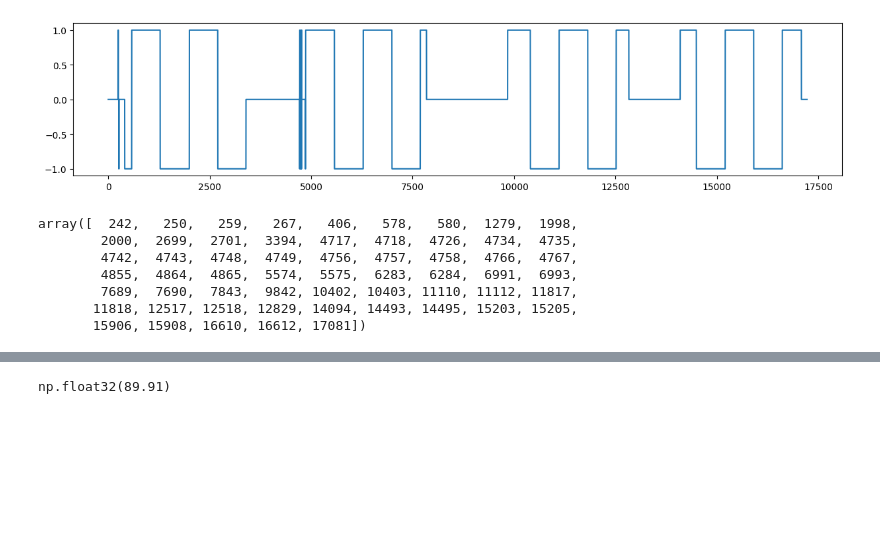
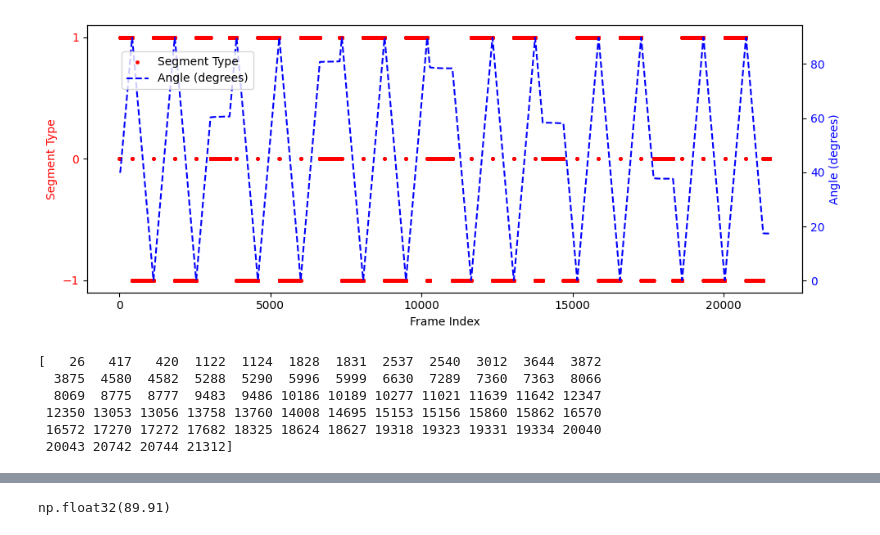
Before and after one commit to research-centre-rez/zavity, a Jupyter notebook: notebooks/05-trojan-v1.ipynb, the cells around one changed output, grey strips where cells are left out. Cells and saved outputs as stored; diff of their text form; code cells hidden in the pictures; blank space fills up the shorter version.

```diff
--- a/notebooks/05-trojan-v1.ipynb
+++ b/notebooks/05-trojan-v1.ipynb
@@ -162,2 +174,18 @@ plt.show()
 # %%
-frame_angles_smoothed_smoothed = savgol_filter(frame_angles_smoothed, window_length=8, polyorder=1)  # Adjust window_length and polyorder based on your data
+frame_angles_smoothed = savgol_filter(frame_angles_smoothed, window_length=8, polyorder=1)  # Adjust window_length and polyorder based on your data
+derivative = np.diff(frame_angles_smoothed)
+threshold = frame_rate*0.04 # Adjust this threshold based on your data
+
+segment_type = np.zeros_like(derivative)  # Array to store classification: -1 for decreasing, 0 for constant, 1 for increasing
+
+segment_type[derivative > threshold] = 1  # Increasing
+segment_type[derivative < -threshold] = -1  # Decreasing
+# Constant parts are already set to 0
+
+# derivative_savgol = np.diff(frame_angles_smoothed_savgol)
+# threshold = frame_rate*0.04 # Adjust this threshold based on your data
+#
+# segment_type_savgol = np.zeros_like(derivative_savgol)  # Array to store classification: -1 for decreasing, 0 for constant, 1 for increasing
+#
+# segment_type_savgol[derivative_savgol > threshold] = 1  # Increasing
+# segment_type_savgol[derivative_savgol < -threshold] = -1  # Decreasing
@@ -185,14 +216,29 @@ segment_type[derivative < -threshold] = -1  # Decreasing
 # %%
-plt.figure(figsize=(15,3))
-plt.plot(segment_type)
-# plt.axvline(98, color="red")
-# plt.axvline(487, color="red")
-# plt.axvline(1198, color="red")
-# plt.axvline(1895, color="red")
-# plt.axvline(2603, color="red")
-# plt.axvline(3095, color="red")
+fig, ax1 = plt.subplots(figsize=(10, 4))
+
+# Left Y-axis: Segment Type
+ax1.scatter(np.arange(0, total_frames, frame_rate)[:-1], segment_type,
+            label="Segment Type", color="red", s=6)
+ax1.set_xlabel("Frame Index")
+ax1.set_ylabel("Segment Type", color="red")
+ax1.set_yticks([-1, 0, 1])  # Restrict Y-ticks to -1, 0, and 1
+ax1.tick_params(axis='y', labelcolor="red")
+
+# Right Y-axis: Angle (degrees)
+ax2 = ax1.twinx()  # Create a twin axis sharing the same x-axis
+ax2.plot(np.arange(0, total_frames, frame_rate), frame_angles_smoothed,
+         label="Angle (degrees)", color="blue", linestyle="--")
+ax2.set_ylabel("Angle (degrees)", color="blue")
+ax2.tick_params(axis='y', labelcolor="blue")
+
+# plt.axvline(29, color="orange", linestyle="--", alpha=0.7, label="Refined Breakpoint")
+# plt.axvline(27, color="green", linestyle="--", alpha=0.7, label="Original Breakpoint")
+
+# General plot layout
+fig.tight_layout()
+fig.legend(loc="upper left", bbox_to_anchor=(0.1, 0.9))
 plt.show()
 # %% [output]
-[figure, old version]
+[figure, new version]
 # %%
 breakpoints = np.where(np.diff(segment_type) != 0)[0] + 1  # +1 because np.diff shifts indices by 1
@@ -199,10 +246,9 @@ breakpoints = np.where(np.diff(segment_type) != 0)[0] + 1  # +1 because np.diff
 # %%
-breakpoints
+print(breakpoints)
 # %% [output]
-array([  242,   250,   259,   267,   406,   578,   580,  1279,  1998,
-        2000,  2699,  2701,  3394,  4717,  4718,  4726,  4734,  4735,
-        4742,  4743,  4748,  4749,  4756,  4757,  4758,  4766,  4767,
-        4855,  4864,  4865,  5574,  5575,  6283,  6284,  6991,  6993,
-        7689,  7690,  7843,  9842, 10402, 10403, 11110, 11112, 11817,
-       11818, 12517, 12518, 12829, 14094, 14493, 14495, 15203, 15205,
-       15906, 15908, 16610, 16612, 17081])
+[   26   417   420  1122  1124  1828  1831  2537  2540  3012  3644  3872
+  3875  4580  4582  5288  5290  5996  5999  6630  7289  7360  7363  8066
+  8069  8775  8777  9483  9486 10186 10189 10277 11021 11639 11642 12347
+ 12350 13053 13056 13758 13760 14008 14695 15153 15156 15860 15862 16570
+ 16572 17270 17272 17682 18325 18624 18627 19318 19323 19331 19334 20040
+ 20043 20742 20744 21312]
```
Also changed, not shown: parts of 32 cells of this notebook, 9 other files.
